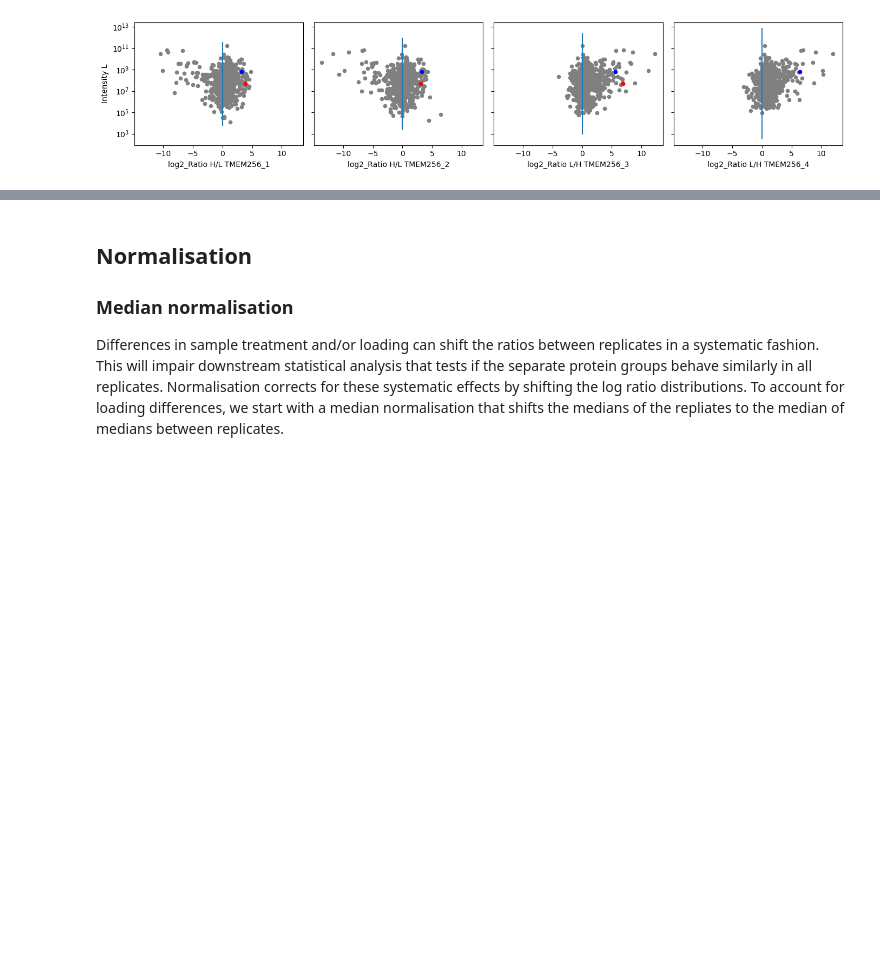
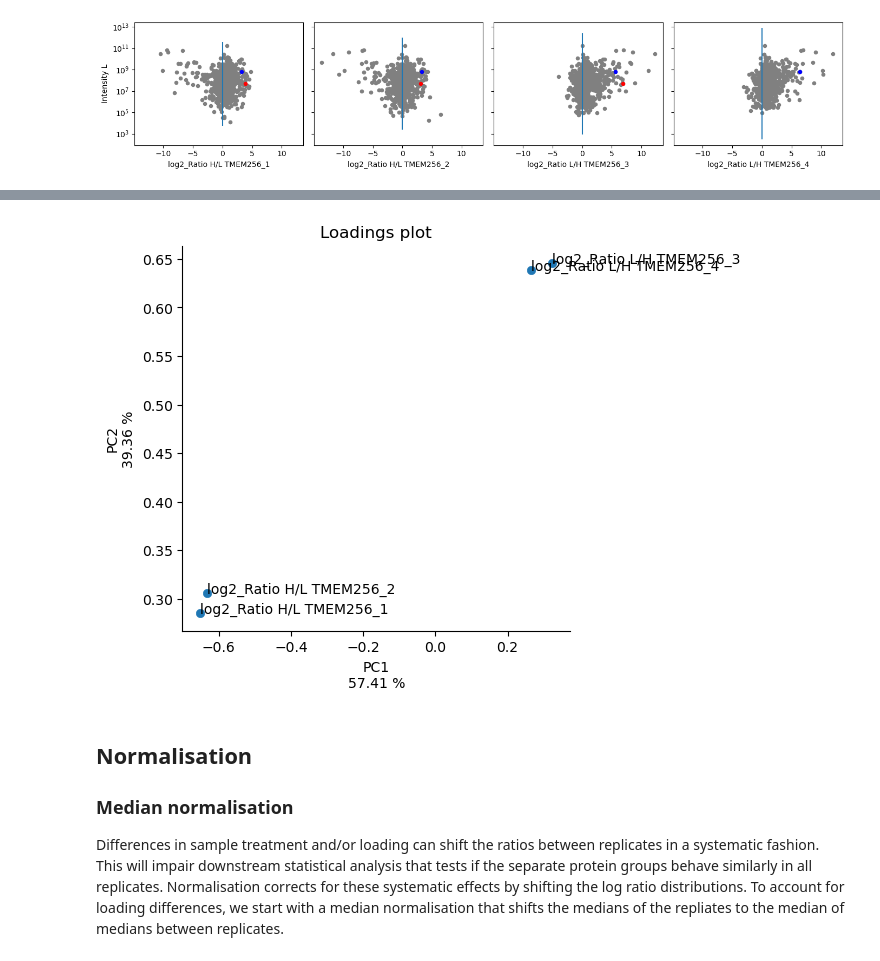
Before and after one commit to ag-warscheid/MitochondrialInteractomeChapter, a Jupyter notebook: 01_ap-ms.ipynb, the cells around one changed output, grey strips where cells are left out. Saved outputs shown, nothing was run; the diff lists cells and outputs as text; code cells hidden in the pictures; blank space fills up the shorter version.

```diff
--- a/01_ap-ms.ipynb
+++ b/01_ap-ms.ipynb
@@ -95,3 +105,9 @@ plt.savefig("apms_fig1.pdf")
+# %%
+pca = ana.AutoPCA(pg[log_ratio_cols], clabels=log_ratio_cols)
+# %%
+pca.loading_plot(labeling=True)
+# %% [output]
+[figure, added]
 # %% [markdown]
 ## Normalisation
 ### Median normalisation
```
Also changed, not shown: parts of 11 cells of this notebook, 11 other files.
